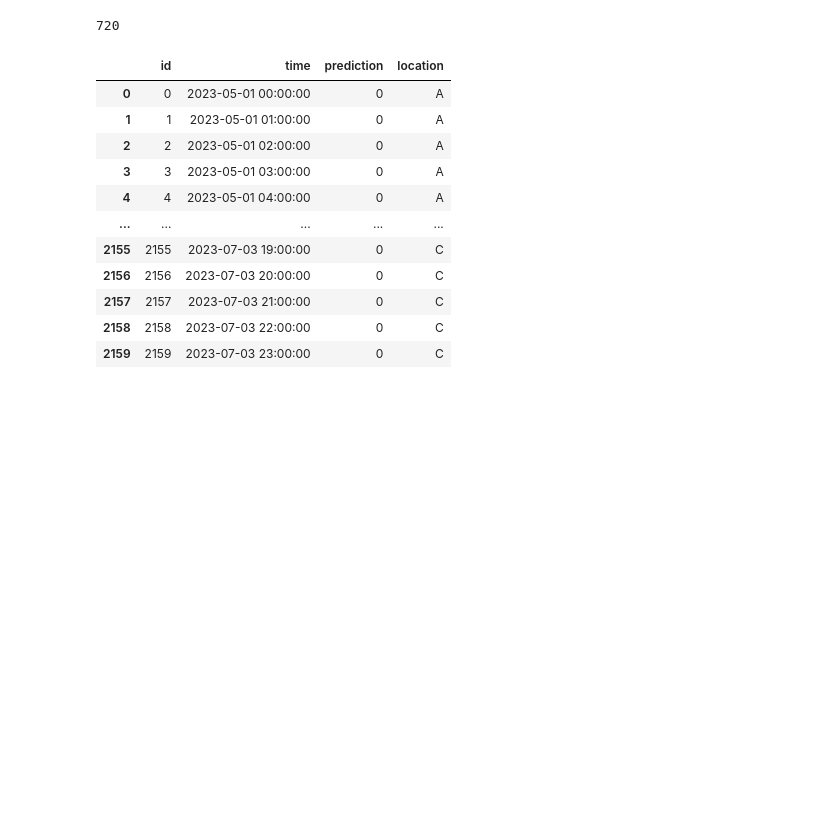
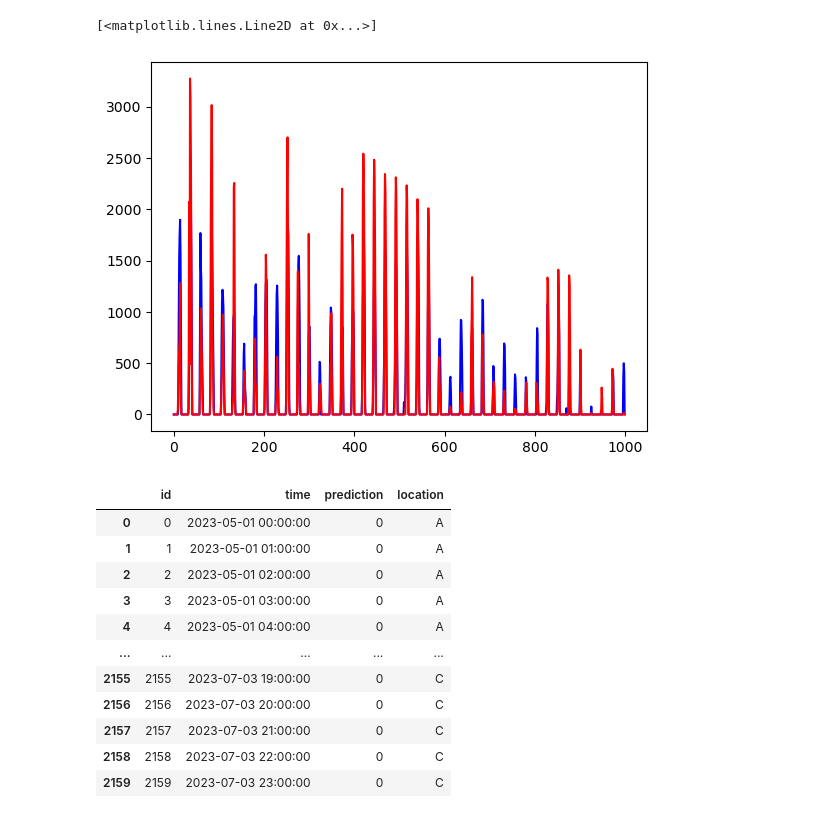
Before and after one commit to MartinSkatvedt/TDT4173-Machine-Learning, a Jupyter notebook: read_files.ipynb, the cells around one changed output. Cells and saved outputs as stored; diff of their text form; code cells hidden in the pictures; blank space fills up the shorter version.

```diff
--- a/read_files.ipynb
+++ b/read_files.ipynb
@@ -256,17 +343,5 @@ val_c_x, val_c_y = split_and_batch(val_data_c)
 test_a = batch(test_a)
 test_b = batch(test_b)
 test_c = batch(test_c)
-# %%
-train_a_max = train_a_y.max()
-train_a_y = train_a_y / train_a_max
-val_a_y = val_a_y / train_a_max
-
-train_b_max = train_b_y.max()
-train_b_y = train_b_y / train_b_max
-val_b_y = val_b_y / train_b_max
-
-train_c_max = train_c_y.max()
-train_c_y = train_c_y / train_c_max
-val_c_y = val_c_y / train_c_max
 # %%
 lstm_model_a = tf.keras.models.Sequential([
@@ -347,4 +439,8 @@ measure c: [0.013048933818936348, 0.04095209389925003]
 pred_a = lstm_model_a.predict(test_a)
 pred_b = lstm_model_b.predict(test_b)
 pred_c = lstm_model_c.predict(test_c)
+
+pred_a_val = lstm_model_a.predict(val_a_x)
+pred_b_val = lstm_model_b.predict(val_b_x)
+pred_c_val = lstm_model_c.predict(val_c_x)
 # %% [output]
@@ -365,7 +468,9 @@ plt.plot(pred_c[0:500], color="green")
-# %%
-len(pred_a)
-# %% [output]
-720
+# %%
+plt.plot(pred_a_val[:1000], color="blue")
+plt.plot(val_a_y.flatten()[:1000] * a_max, color="red")
+# %% [output]
+[<matplotlib.lines.Line2D at 0x...>]
+[figure, added]
 # %%
 test = pd.read_csv('test.csv')
 
```
Also changed, not shown: parts of 22 cells of this notebook, 3 other files.
